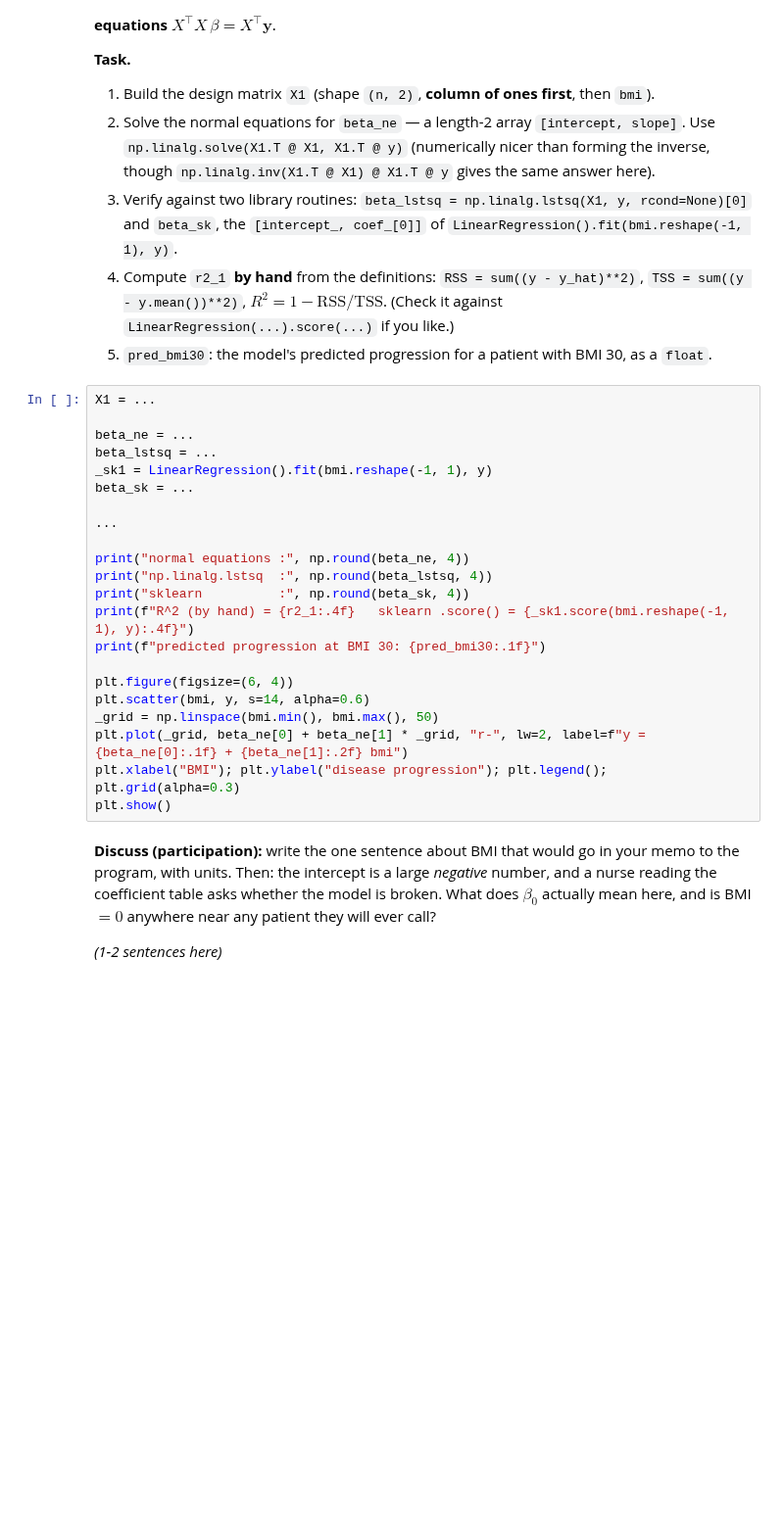
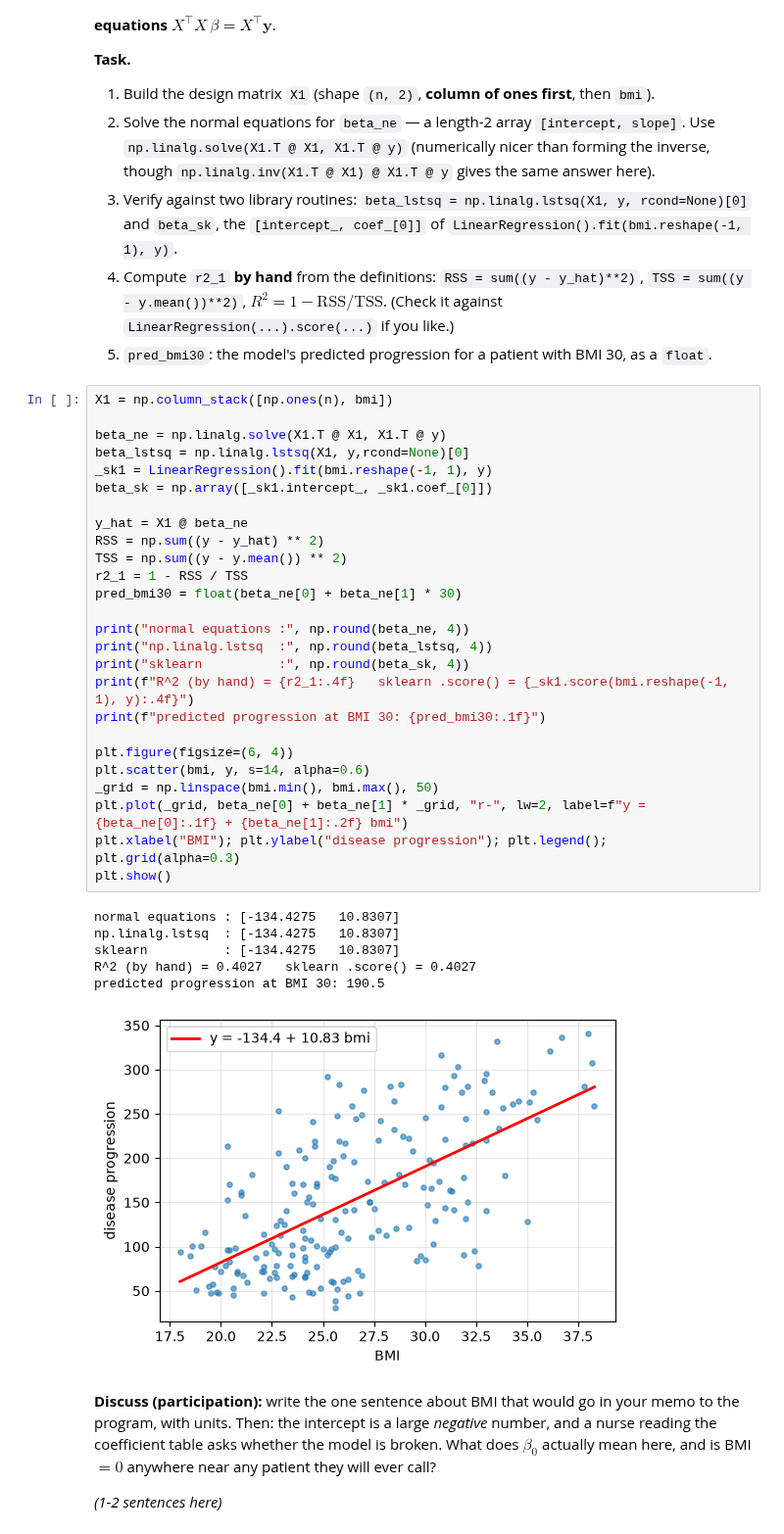
Before and after one commit to KNhae/DS701-Materials-FA26, a Jupyter notebook: class_activity_notebooks/10-InClass-Exercise-Linear-Regression-A1/10-InClass-Exercise-Linear-Regression-A1.ipynb, the cells around one changed output. Shown at 98% size. Saved outputs shown, nothing was run; the diff lists cells and outputs as text; blank space fills up the shorter version.

```diff
--- a/class_activity_notebooks/10-InClass-Exercise-Linear-Regression-A1/10-InClass-Exercise-Linear-Regression-A1.ipynb
+++ b/class_activity_notebooks/10-InClass-Exercise-Linear-Regression-A1/10-InClass-Exercise-Linear-Regression-A1.ipynb
@@ -153,27 +164,38 @@ $X^\top X\,\beta = X^\top\mathbf{y}$.
    `LinearRegression(...).score(...)` if you like.)
 5. `pred_bmi30`: the model's predicted progression for a patient with BMI 30, as a `float`.
 # %%
-X1 = ...
+X1 = np.column_stack([np.ones(n), bmi])
 
-beta_ne = ...
-beta_lstsq = ...
+beta_ne = np.linalg.solve(X1.T @ X1, X1.T @ y)
+beta_lstsq = np.linalg.lstsq(X1, y,rcond=None)[0]
 _sk1 = LinearRegression().fit(bmi.reshape(-1, 1), y)
-beta_sk = ...
+beta_sk = np.array([_sk1.intercept_, _sk1.coef_[0]])
 
-...
+y_hat = X1 @ beta_ne
+RSS = np.sum((y - y_hat) ** 2)
+TSS = np.sum((y - y.mean()) ** 2)
+r2_1 = 1 - RSS / TSS
+pred_bmi30 = float(beta_ne[0] + beta_ne[1] * 30)
 
 print("normal equations :", np.round(beta_ne, 4))
 print("np.linalg.lstsq  :", np.round(beta_lstsq, 4))
 print("sklearn          :", np.round(beta_sk, 4))
 print(f"R^2 (by hand) = {r2_1:.4f}   sklearn .score() = {_sk1.score(bmi.reshape(-1, 1), y):.4f}")
 print(f"predicted progression at BMI 30: {pred_bmi30:.1f}")
 
 plt.figure(figsize=(6, 4))
 plt.scatter(bmi, y, s=14, alpha=0.6)
 _grid = np.linspace(bmi.min(), bmi.max(), 50)
 plt.plot(_grid, beta_ne[0] + beta_ne[1] * _grid, "r-", lw=2, label=f"y = {beta_ne[0]:.1f} + {beta_ne[1]:.2f} bmi")
 plt.xlabel("BMI"); plt.ylabel("disease progression"); plt.legend(); plt.grid(alpha=0.3)
 plt.show()
+# %% [output]
+normal equations : [-134.4275   10.8307]
+np.linalg.lstsq  : [-134.4275   10.8307]
+sklearn          : [-134.4275   10.8307]
+R^2 (by hand) = 0.4027   sklearn .score() = 0.4027
+predicted progression at BMI 30: 190.5
+[figure, added]
 # %% [markdown]
 **Discuss (participation):** write the one sentence about BMI that would go in your memo
 to the program, with units. Then: the intercept is a large *negative* number, and a
```
Also changed, not shown: parts of 10 cells of this notebook.
